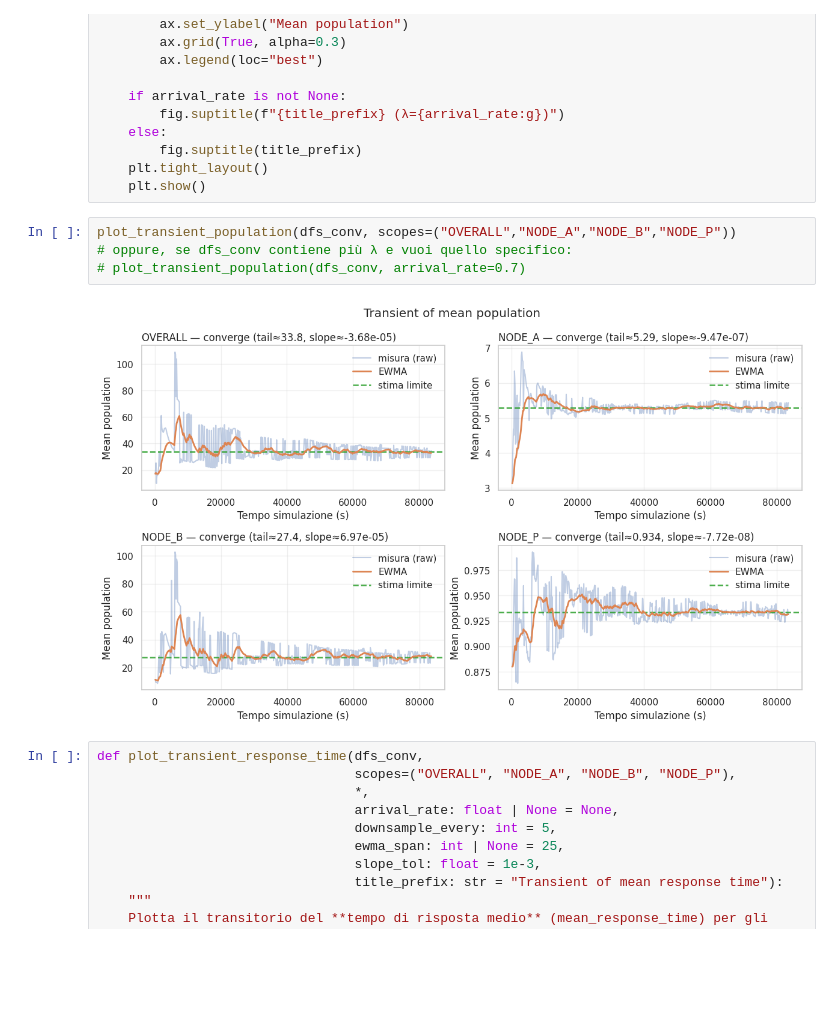
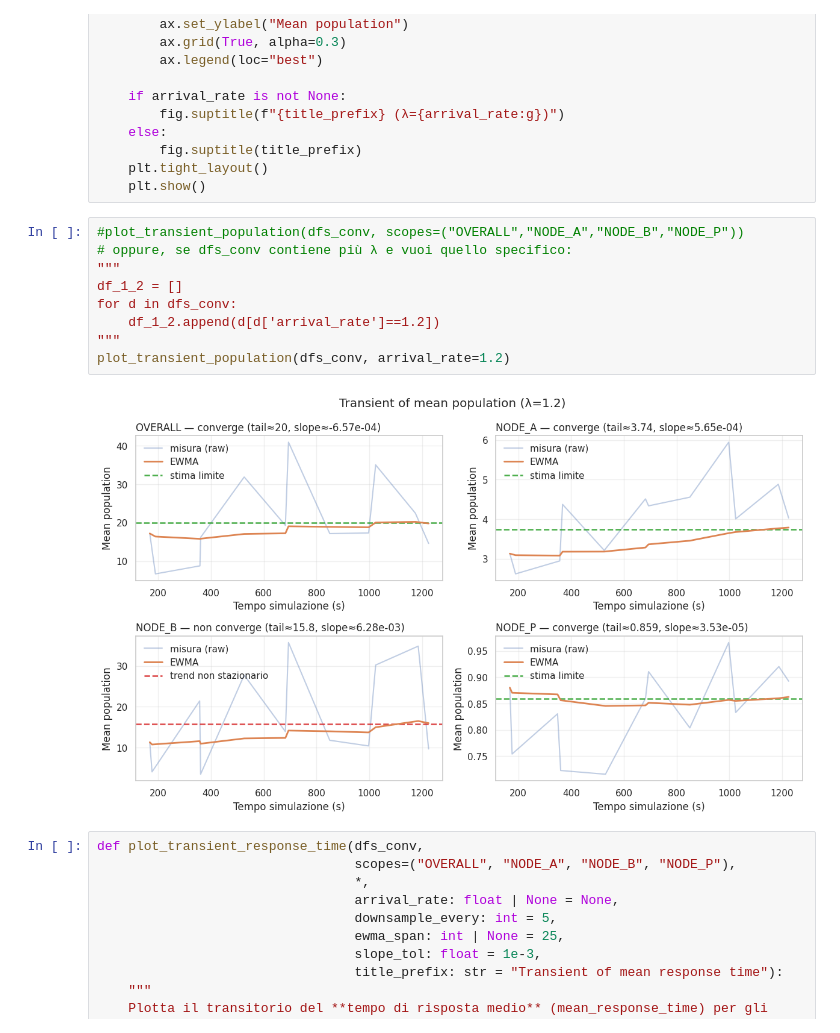
Before and after one commit to Dissan97/PMCNS-PROJECT, a Jupyter notebook: Project.ipynb, the cells around one changed output. Saved outputs shown, nothing was run; the diff lists cells and outputs as text; blank space fills up the shorter version.

```diff
--- a/Project.ipynb
+++ b/Project.ipynb
@@ -2460,11 +2446,16 @@ def plot_transient_population(dfs_conv,
     plt.tight_layout()
     plt.show()
 # %%
-plot_transient_population(dfs_conv, scopes=("OVERALL","NODE_A","NODE_B","NODE_P"))
+#plot_transient_population(dfs_conv, scopes=("OVERALL","NODE_A","NODE_B","NODE_P"))
 # oppure, se dfs_conv contiene più λ e vuoi quello specifico:
-# plot_transient_population(dfs_conv, arrival_rate=0.7)
+"""
+df_1_2 = []
+for d in dfs_conv:
+    df_1_2.append(d[d['arrival_rate']==1.2])
+"""
+plot_transient_population(dfs_conv, arrival_rate=1.2)
 # %% [output]
-[figure, old version]
+[figure, new version]
 # %%
 def plot_transient_response_time(dfs_conv,
                                  scopes=("OVERALL", "NODE_A", "NODE_B", "NODE_P"),
```
Also changed, not shown: parts of 19 cells of this notebook, 4 other files.
